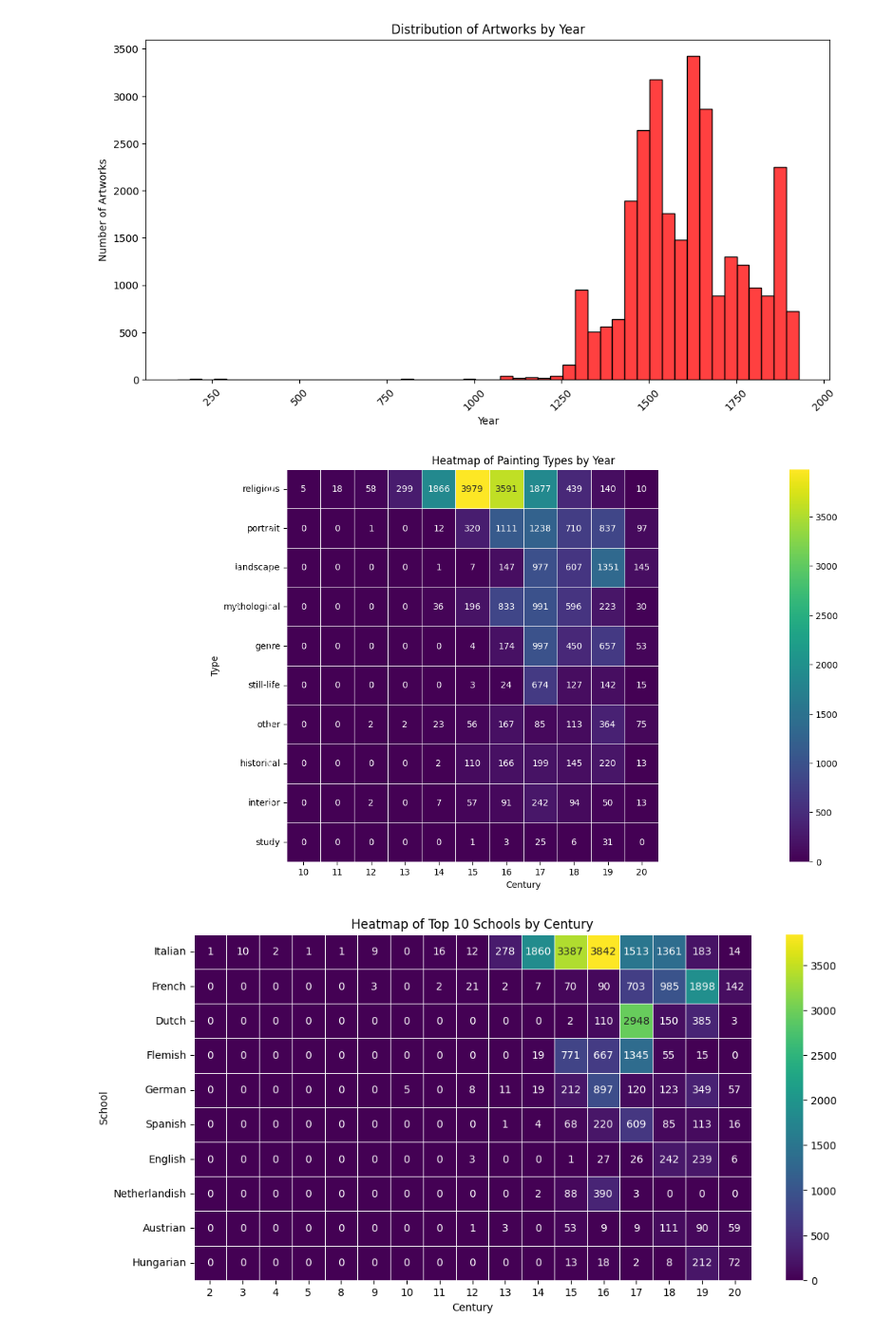
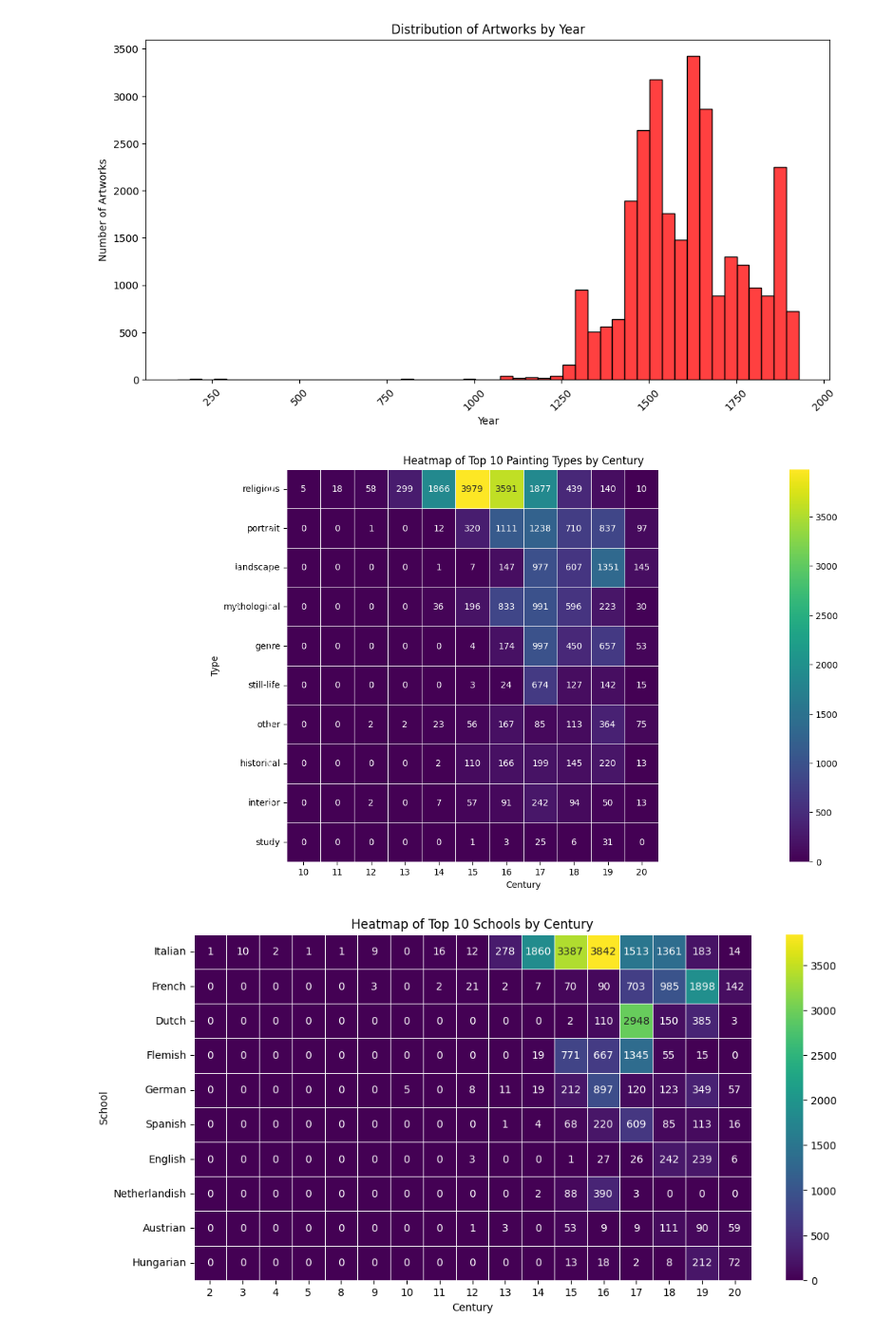
Before and after one commit to lheitman0/art_data, a Jupyter notebook: wga_EDA.ipynb, the cells around one changed output. Shown at 95% size. Saved outputs shown, nothing was run; the diff lists cells and outputs as text; code cells hidden in the pictures.

```diff
--- a/data_visualization.ipynb
+++ b/wga_EDA.ipynb
@@ -133,17 +153,17 @@ df['CENTURY'] = ((df['DATE_NORMALIZED'] // 100) + 1).astype(int)
 # %%
 # Pivot table for heatmap
 pivot_table = df.pivot_table(index='TYPE', columns='CENTURY', aggfunc='size', fill_value=0)
 type_sums = pivot_table.sum(axis=1)
 top_styles = type_sums.sort_values(ascending=False).head(10)
 top_pivot_table = pivot_table.loc[top_styles.index]
 
 plt.figure(figsize=(12, 8))
 sns.heatmap(top_pivot_table, annot=True, fmt="d", cmap='viridis', linewidths=.5)
-plt.title('Heatmap of Painting Types by Year')
+plt.title('Heatmap of Top 10 Painting Types by Century')
 plt.xlim(6,20)
 plt.xlabel('Century')
 plt.ylabel('Type')
 plt.show()
 # %% [output]
-[figure, old version]
+[figure, new version]
 # %%
```
Also changed, not shown: parts of 4 cells of this notebook, 7 other files.
